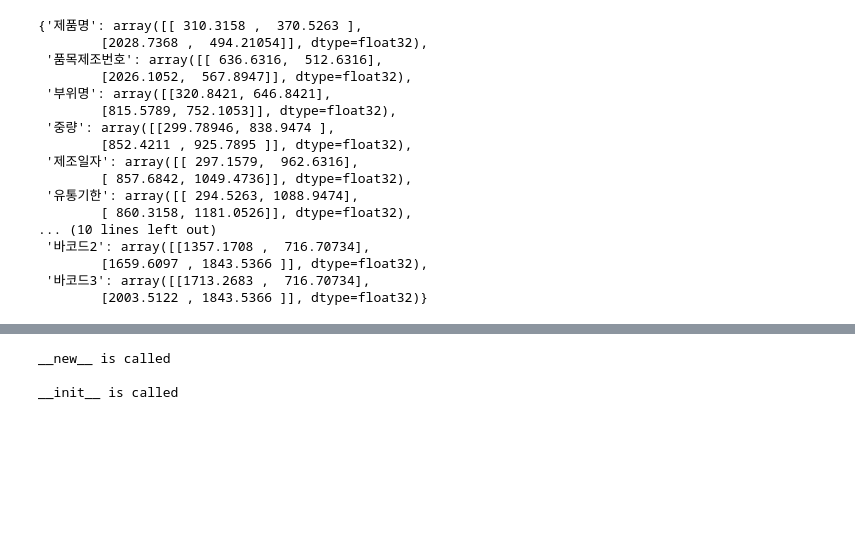
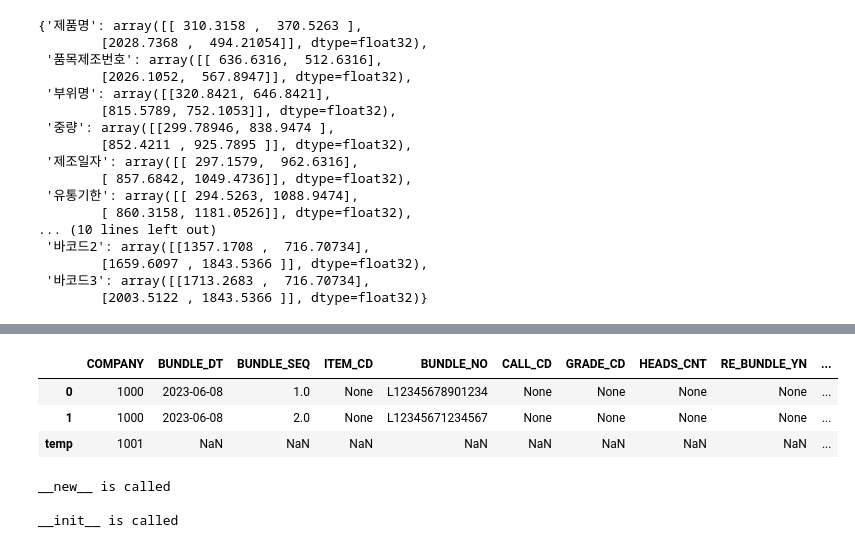
Before and after one commit to tdat97/Weight-Label, a Jupyter notebook: Untitled.ipynb, the cells around one changed output, grey strips where cells are left out. Drawn from its saved outputs; the diff is of its cells as text; code cells hidden in the pictures; blank space fills up the shorter version.

```diff
--- a/Untitled.ipynb
+++ b/Untitled.ipynb
@@ -719,3 +737,29 @@ array([299, 838])
+# %%
+from utils.crypto import glance
+import pymysql
+import os
+import pandas as pd
+import json
+
+db_info_dir = "../DB_pair/paeckdu/smhDev02"
+db_info_path = os.path.join(db_info_dir, "db_info.txt")
+key_path = os.path.join(db_info_dir, "key.txt")
+sql = "select * from tb_mes_skrg300 where BUNDLE_DT=curdate();"
+
+db_info_str = glance(db_info_path, key_path)
+db_info_dic = json.loads(db_info_str)
+db_con = pymysql.connect(**db_info_dic, charset='utf8', autocommit=True)
+
+df = pd.read_sql(sql, db_con)
+# %%
+df.loc['temp', 'COMPANY'] = '1001'
+# %%
+df
+# %% [output]
+|  | COMPANY | BUNDLE_DT | BUNDLE_SEQ | ITEM_CD | BUNDLE_NO | CALL_CD | GRADE_CD | HEADS_CNT | RE_BUNDLE_YN | ... |
+| 0 | 1000 | 2023-06-08 | 1.0 | None | L12345678901234 | None | None | None | None | ... |
+| 1 | 1000 | 2023-06-08 | 2.0 | None | L12345671234567 | None | None | None | None | ... |
+| temp | 1001 | NaN | NaN | NaN | NaN | NaN | NaN | NaN | NaN | ... |
 # %%
 class Singleton(object):
     def __new__(cls, *args, **kwargs):
```
Also changed, not shown: parts of 3 cells of this notebook, 39 other files.
